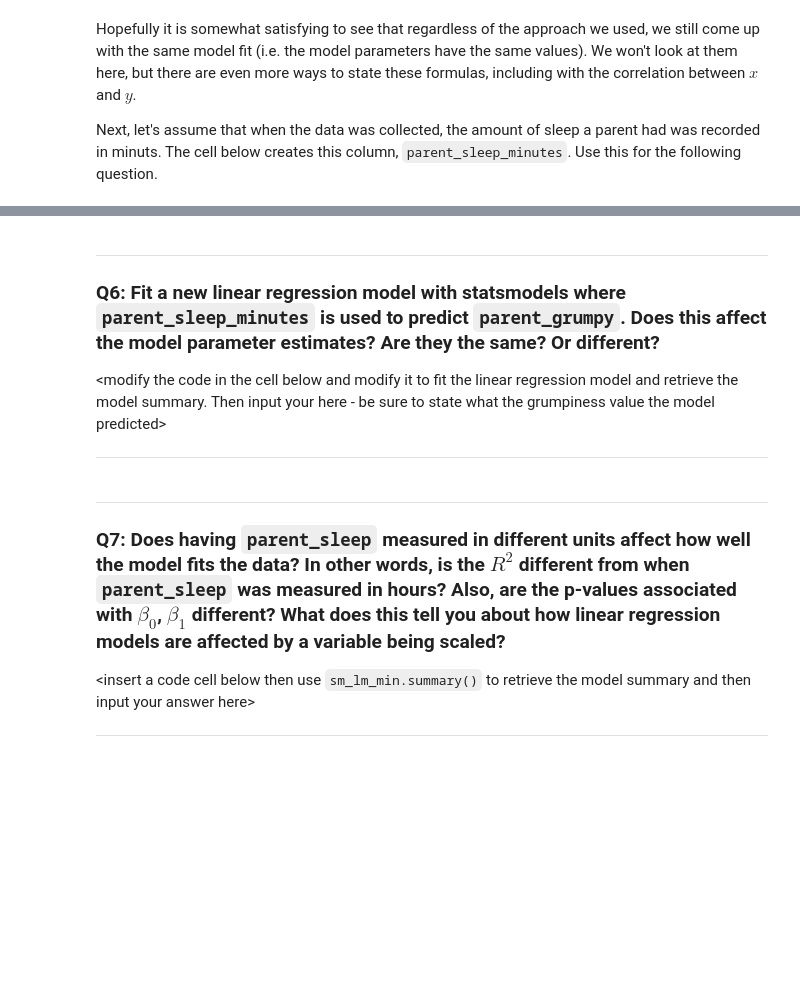
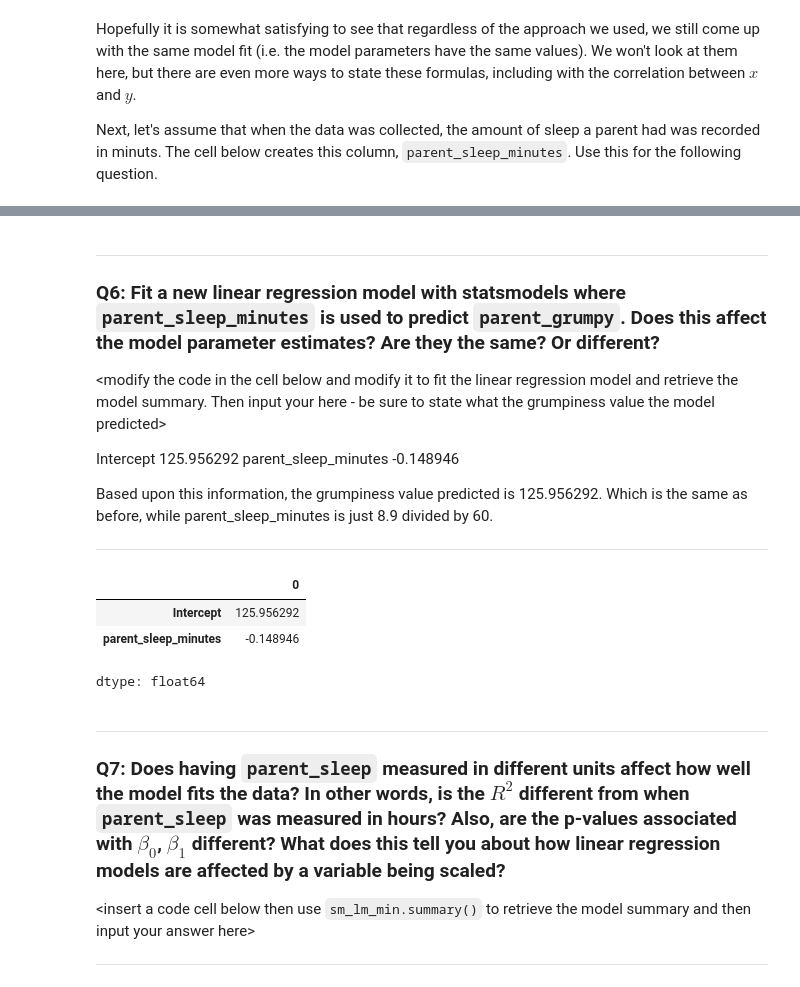
Before and after one commit to ZSCode768/cs3120-assign2, a Jupyter notebook: Surlow_linear_regression_lab.ipynb, the cells around one changed output, grey strips where cells are left out. Drawn from its saved outputs; the diff is of its cells as text; code cells hidden in the pictures; blank space fills up the shorter version.

```diff
--- a/Surlow_linear_regression_lab.ipynb
+++ b/Surlow_linear_regression_lab.ipynb
@@ -527,10 +590,20 @@ df.parent_sleep_minutes.describe()
 
  \<modify the code in the cell below and modify it to fit the linear regression model and retrieve the model summary. Then input your here - be sure to state what the grumpiness value the model predicted\>
 
+Intercept 	125.956292
+parent_sleep_minutes 	-0.148946
+
+Based upon this information, the grumpiness value predicted is 125.956292.  Which is the same as before, while parent_sleep_minutes is just 8.9 divided by 60.
+
  ***
 # %%
-sm_lm_min = smf.ols(formula=' ~ ', data=df).fit()
+sm_lm_min = smf.ols(formula='parent_grumpy ~ parent_sleep_minutes', data=df).fit()
 sm_lm_min.params
+# %% [output]
+|  | 0 |
+| Intercept | 125.956292 |
+| parent_sleep_minutes | -0.148946 |
+dtype: float64
 # %% [markdown]
 ***
 
```
Also changed, not shown: parts of 14 cells of this notebook.
